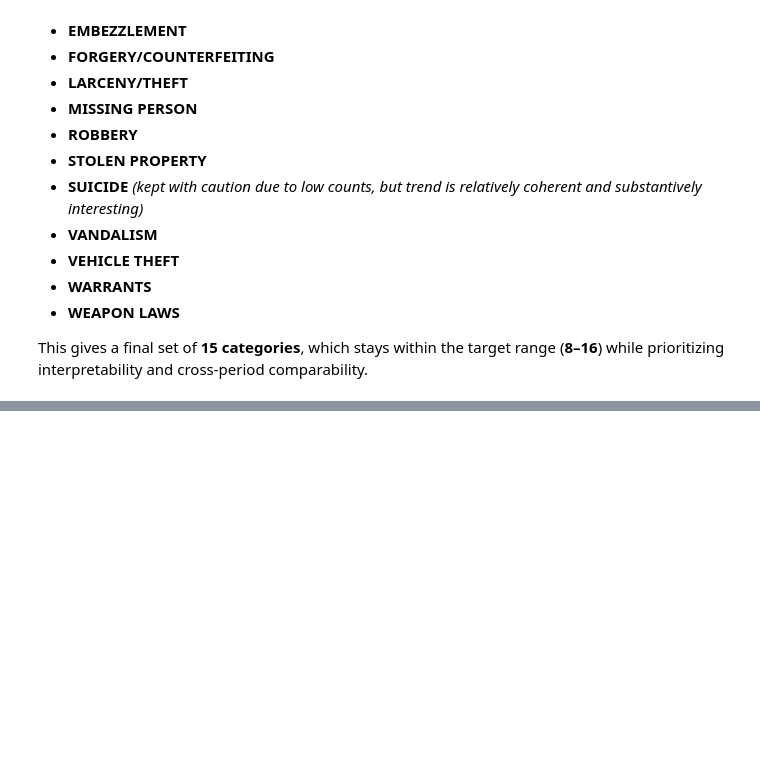
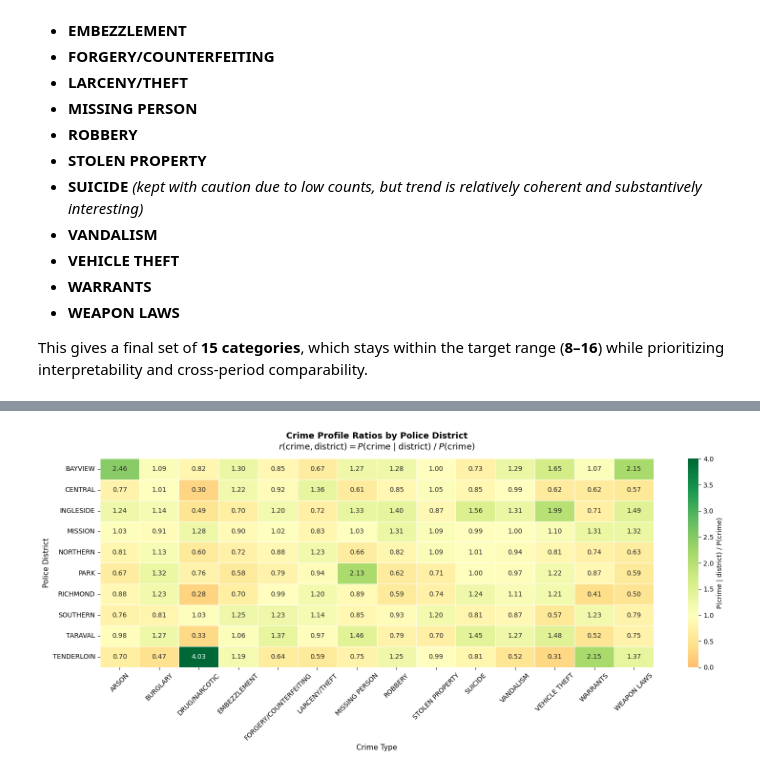
Before and after one commit to Slupon/Project_Socialdata, a Jupyter notebook: Assignment1_socialdata.ipynb, the cells around one changed output, grey strips where cells are left out. Cells and saved outputs as stored; diff of their text form; code cells hidden in the pictures; blank space fills up the shorter version.

```diff
--- a/Assignment1_socialdata.ipynb
+++ b/Assignment1_socialdata.ipynb
@@ -779,0 +825,77 @@ plt.show()
+# %%
+
+import seaborn as sns
+
+crime_col    = "category"
+district_col = "police district"
+
+# Drop unknowns and exclude "OUT OF SF" (not a real district)
+tmp = (
+    merged[[crime_col, district_col]]
+    .dropna()
+    .copy()
+)
+tmp[crime_col]    = tmp[crime_col].astype(str).str.strip().str.upper()
+tmp[district_col] = tmp[district_col].astype(str).str.strip().str.upper()
+tmp = tmp[tmp[district_col] != "OUT OF SF"]
+
+# P(crime) — city-wide marginal
+p_crime = (
+    tmp[crime_col]
+    .value_counts(normalize=True)
+    .rename("P_crime")
+)
+
+# P(crime | district)
+p_crime_given_district = (
+    tmp.groupby(district_col)[crime_col]
+    .value_counts(normalize=True)
+    .rename("P_crime_given_district")
+    .reset_index()
+)
+
+# Ratio = P(crime|district) / P(crime)
+ratio_df = p_crime_given_district.merge(
+    p_crime.rename_axis(crime_col).reset_index(),
+    on=crime_col,
+    how="left"
+)
+ratio_df["ratio"] = ratio_df["P_crime_given_district"] / ratio_df["P_crime"]
+
+# Pivot to (district × crime) matrix for heatmap
+ratio_pivot = (
+    ratio_df
+    .pivot(index=district_col, columns=crime_col, values="ratio")
+    .sort_index()
+)
+
+# ── Heatmap ──────────────────────────────────────────────────────────────────
+fig, ax = plt.subplots(figsize=(16, 7))
+
+sns.heatmap(
+    ratio_pivot,
+    cmap="RdYlGn",        # red = over-represented, green = under-represented
+    center=1.0,
+    vmin=0,
+    vmax=4,
+    annot=True,
+    fmt=".2f",
+    linewidths=0.4,
+    linecolor="white",
+    ax=ax,
+    cbar_kws={"label": "P(crime | district) / P(crime)"},
+)
+
+ax.set_title(
+    "Crime Profile Ratios by Police District\n"
+    r"$r(\mathrm{crime},\mathrm{district}) = P(\mathrm{crime}\mid\mathrm{district})\;/\;P(\mathrm{crime})$",
+    fontsize=13, fontweight="bold", pad=14,
+)
+ax.set_xlabel("Crime Type", fontsize=11)
+ax.set_ylabel("Police District", fontsize=11)
+ax.tick_params(axis="x", rotation=45)
+ax.tick_params(axis="y", rotation=0)
+plt.tight_layout()
+plt.show()
+# %% [output]
+[figure, added]
```
Also changed, not shown: parts of 15 cells of this notebook.
